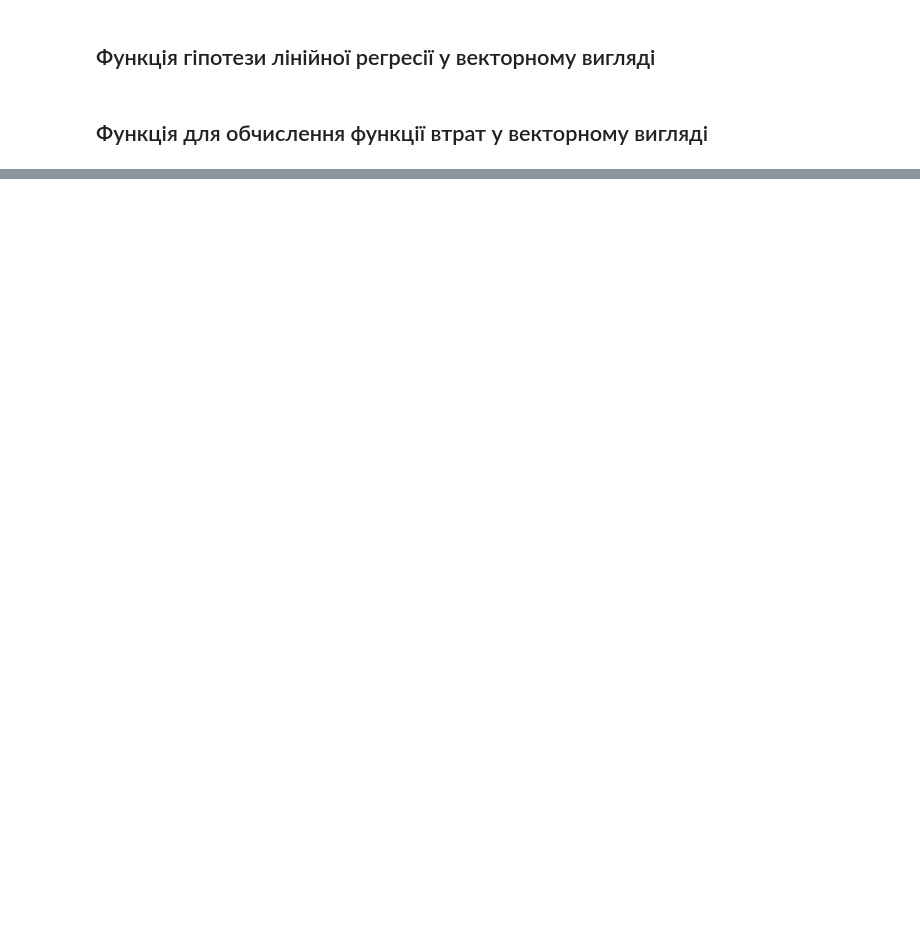
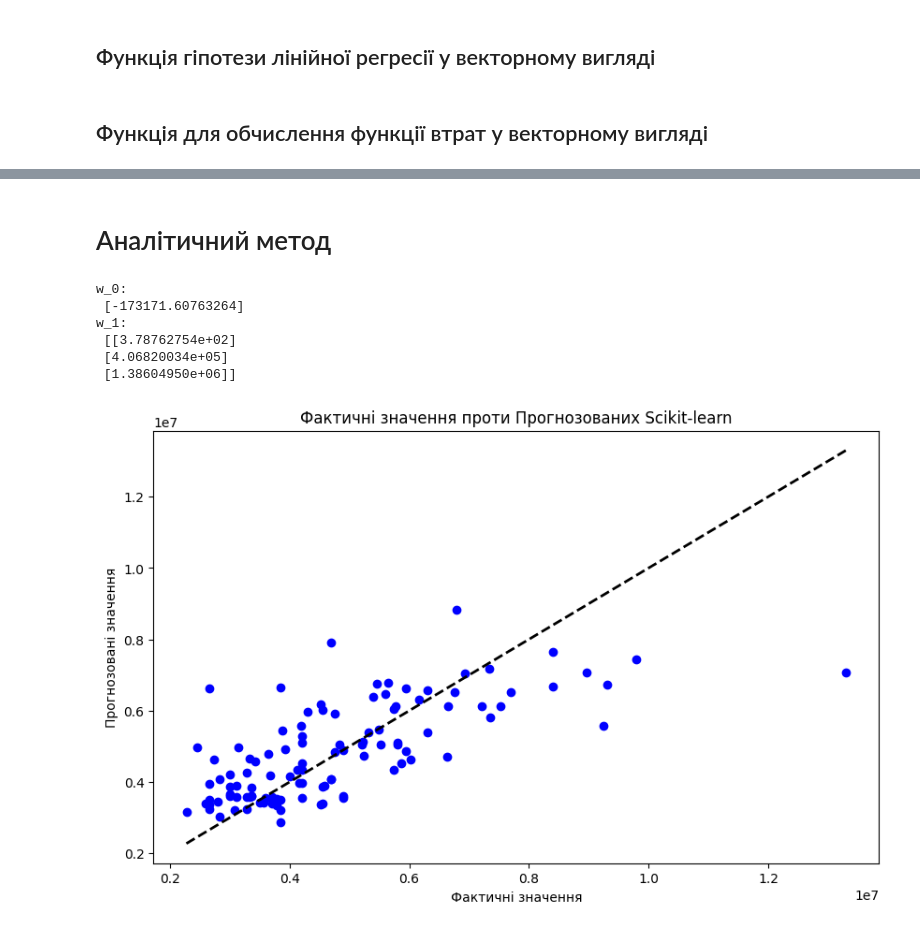
Before and after one commit to Roll1ngo/Authorization_and_authentication_synopsis, a Jupyter notebook: Hw3.ipynb, the cells around one changed output, grey strips where cells are left out. Saved outputs shown, nothing was run; the diff lists cells and outputs as text; code cells hidden in the pictures; blank space fills up the shorter version.

```diff
--- a/Hw3.ipynb
+++ b/Hw3.ipynb
@@ -216,0 +216,25 @@ loss(data, w_0=-127711.16739244293, w_1=[2.35848772e+02 7.85744924e+04 1.0971172
+# %%
+from sklearn.linear_model import SGDRegressor
+from sklearn.metrics import mean_squared_error
+
+
+X = data[['area','bedrooms', 'bathrooms']]
+y = data['price']
+
+X_train, X_test, y_train, y_test = train_test_split(X, y, test_size=0.2, random_state=6)
+
+
+regressor = LinearRegression()
+regressor.fit(X_train, y_train)
+
+y_pred = regressor.predict(X_test)
+
+
+
+
+print("W_1", regressor.coef_)
+print("W_0:", regressor.intercept_.round())
+print("loss на тренувальних даних:", regressor.score(X_train, y_train).round(2))
+print("loss на тестових даних:", regressor.score(X_test, y_test).round(2))
+for real, predict in zip(y_test, y_pred):
+  print(f'Predict: {predict.round()} | Real: {real}')
@@ -216,0 +259,30 @@ loss(data, w_0=-127711.16739244293, w_1=[2.35848772e+02 7.85744924e+04 1.0971172
+# %% [markdown]
+# Аналітичний метод
+# %%
+X = data[['area','bedrooms', 'bathrooms']]
+y = data['price']
+X = np.c_[np.ones(X.shape[0]), X]
+X = np.array(X)
+y = np.array(y).reshape(-1, 1)
+w_analyt = np.linalg.inv(X.T @ X) @ X.T @ y
+print("w_0:\n", w_analyt[0])
+print("w_1:\n", w_analyt[1:])
+# %% [output]
+w_0:
+ [-173171.60763264]
+w_1:
+ [[3.78762754e+02]
+ [4.06820034e+05]
+ [1.38604950e+06]]
+# %%
+model_graph = pd.DataFrame(y_pred.round(), y_test)
+model_graph
+plt.figure(figsize=(10, 6))
+plt.scatter(y_test, y_pred, color='blue')
+plt.plot([y_test.min(), y_test.max()], [y_test.min(), y_test.max()], 'k--', lw=2)
+plt.xlabel('Фактичні значення')
+plt.ylabel('Прогнозовані значення')
+plt.title('Фактичні значення проти Прогнозованих Scikit-learn')
+plt.show()
+# %% [output]
+[figure, added]
```
Also changed, not shown: parts of 14 cells of this notebook.
